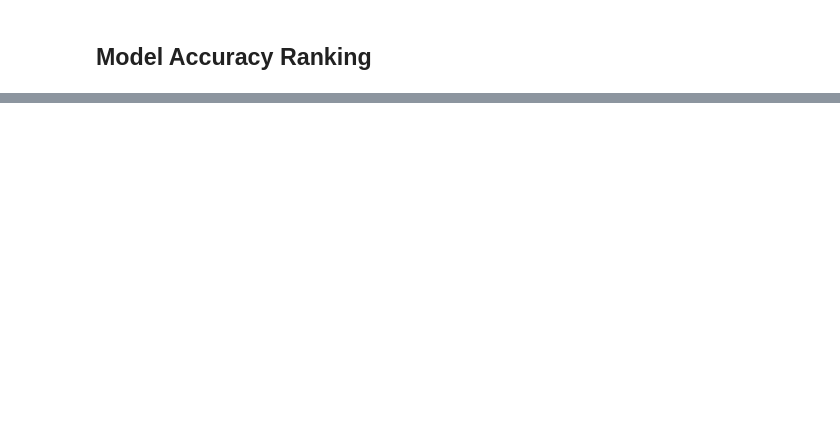
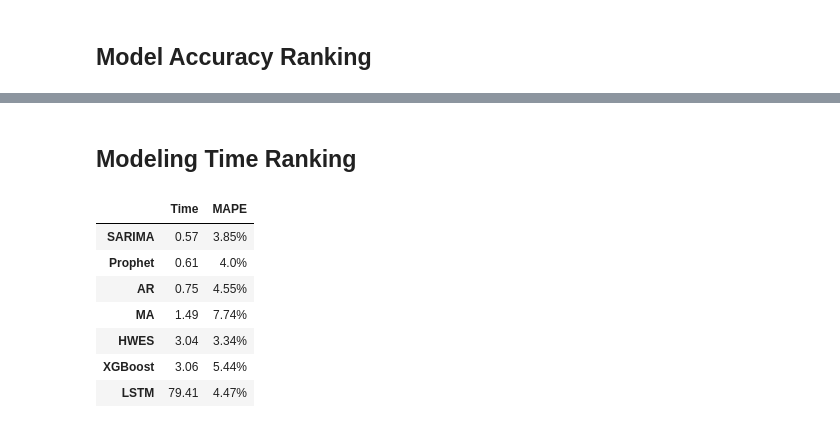
Before and after one commit to kaziahosunhabibripon/Time-Series, a Jupyter notebook: Energy-Consumption-19.ipynb, the cells around one changed output, grey strips where cells are left out. Saved outputs shown, nothing was run; the diff lists cells and outputs as text; code cells hidden in the pictures; blank space fills up the shorter version.

```diff
--- a/Energy-Consumption-19.ipynb
+++ b/Energy-Consumption-19.ipynb
@@ -761,0 +762,13 @@ result_df.sort_values(by='MAPE', ascending=True)
+# %% [markdown]
+## Modeling Time Ranking
+# %%
+result_df.sort_values(by='Time', ascending=True)
+# %% [output]
+|  | Time | MAPE |
+| SARIMA | 0.57 | 3.85% |
+| Prophet | 0.61 | 4.0% |
+| AR | 0.75 | 4.55% |
+| MA | 1.49 | 7.74% |
+| HWES | 3.04 | 3.34% |
+| XGBoost | 3.06 | 5.44% |
+| LSTM | 79.41 | 4.47% |
```
Also changed, not shown: parts of 8 cells of this notebook.
